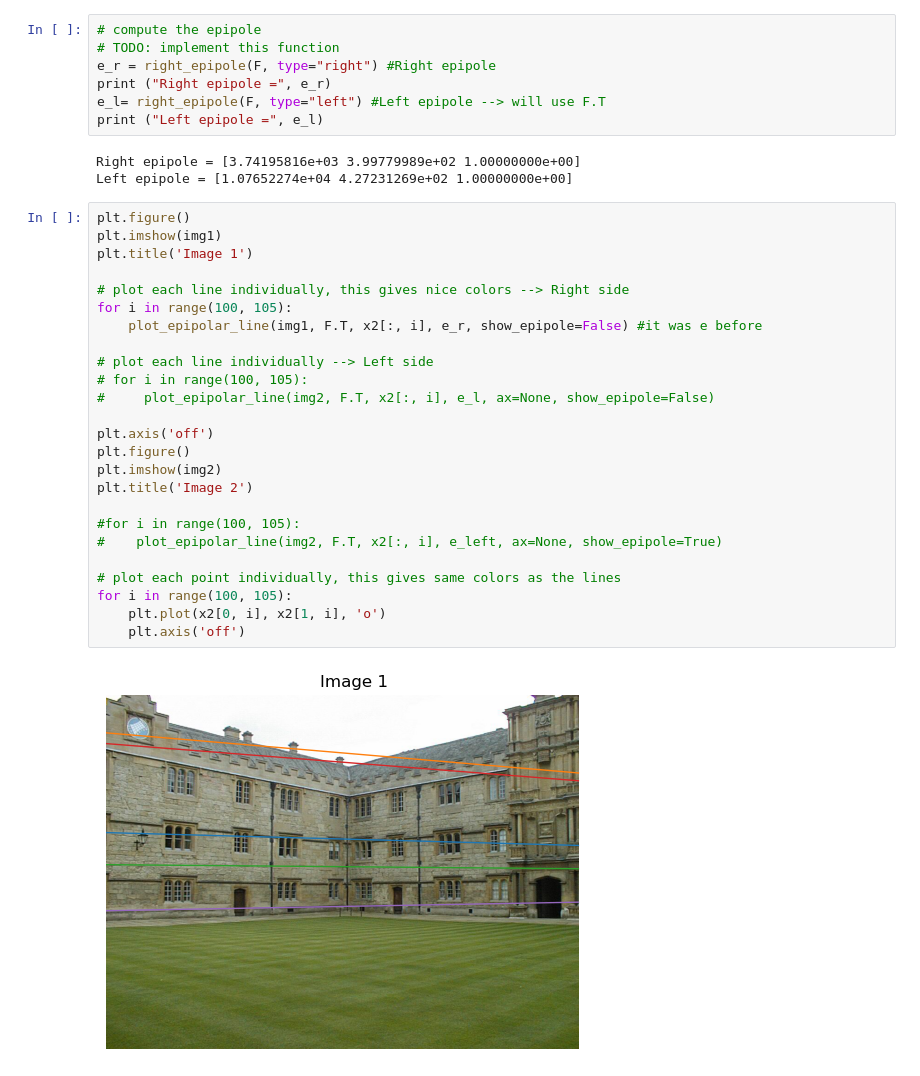
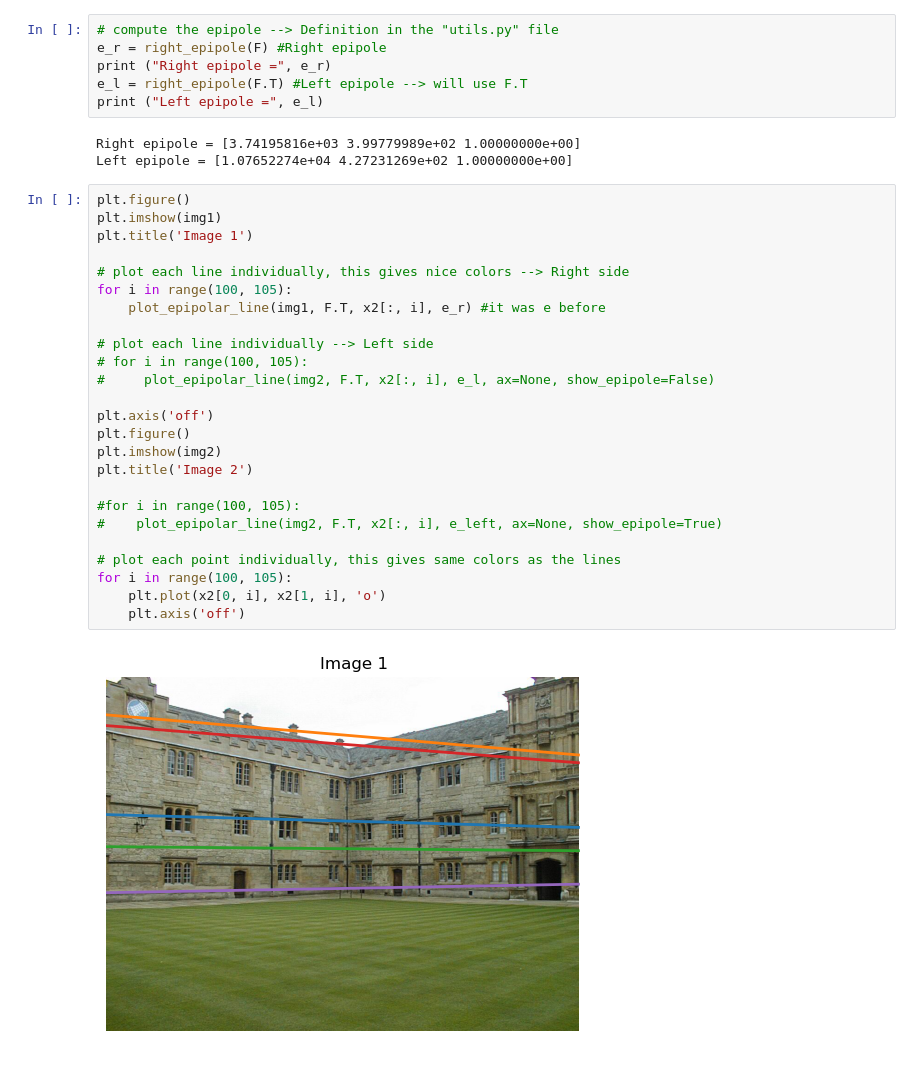
Before and after one commit to alicefornaciari/CV_2022, a Jupyter notebook: Assignment2.ipynb, the cells around one changed output. Saved outputs shown, nothing was run; the diff lists cells and outputs as text.

```diff
--- a/Assignment2.ipynb
+++ b/Assignment2.ipynb
@@ -46,11 +46,10 @@ Estimated fundamental matrix F:
 # %% [markdown]
 ### Plot epipoles and epipolar lines
 # %%
-# compute the epipole
-# TODO: implement this function
-e_r = right_epipole(F, type="right") #Right epipole
+# compute the epipole --> Definition in the "utils.py" file
+e_r = right_epipole(F) #Right epipole
 print ("Right epipole =", e_r)
-e_l= right_epipole(F, type="left") #Left epipole --> will use F.T
+e_l = right_epipole(F.T) #Left epipole --> will use F.T
 print ("Left epipole =", e_l)
 # %% [output]
 Right epipole = [3.74195816e+03 3.99779989e+02 1.00000000e+00]
@@ -58,29 +57,29 @@ Left epipole = [1.07652274e+04 4.27231269e+02 1.00000000e+00]
 # %%
 plt.figure()
 plt.imshow(img1)
 plt.title('Image 1')
 
 # plot each line individually, this gives nice colors --> Right side
 for i in range(100, 105):
-    plot_epipolar_line(img1, F.T, x2[:, i], e_r, show_epipole=False) #it was e before
+    plot_epipolar_line(img1, F.T, x2[:, i], e_r) #it was e before
 
 # plot each line individually --> Left side
 # for i in range(100, 105):
 #     plot_epipolar_line(img2, F.T, x2[:, i], e_l, ax=None, show_epipole=False)
 
 plt.axis('off')
 plt.figure()
 plt.imshow(img2)
 plt.title('Image 2')
 
 #for i in range(100, 105):
 #    plot_epipolar_line(img2, F.T, x2[:, i], e_left, ax=None, show_epipole=True)
 
 # plot each point individually, this gives same colors as the lines
 for i in range(100, 105):
     plt.plot(x2[0, i], x2[1, i], 'o')
     plt.axis('off')
 # %% [output]
-[figure, old version]
+[figure, new version]
 [figure]
 # %%
```
Also changed, not shown: parts of 3 cells of this notebook, 1 other file.
